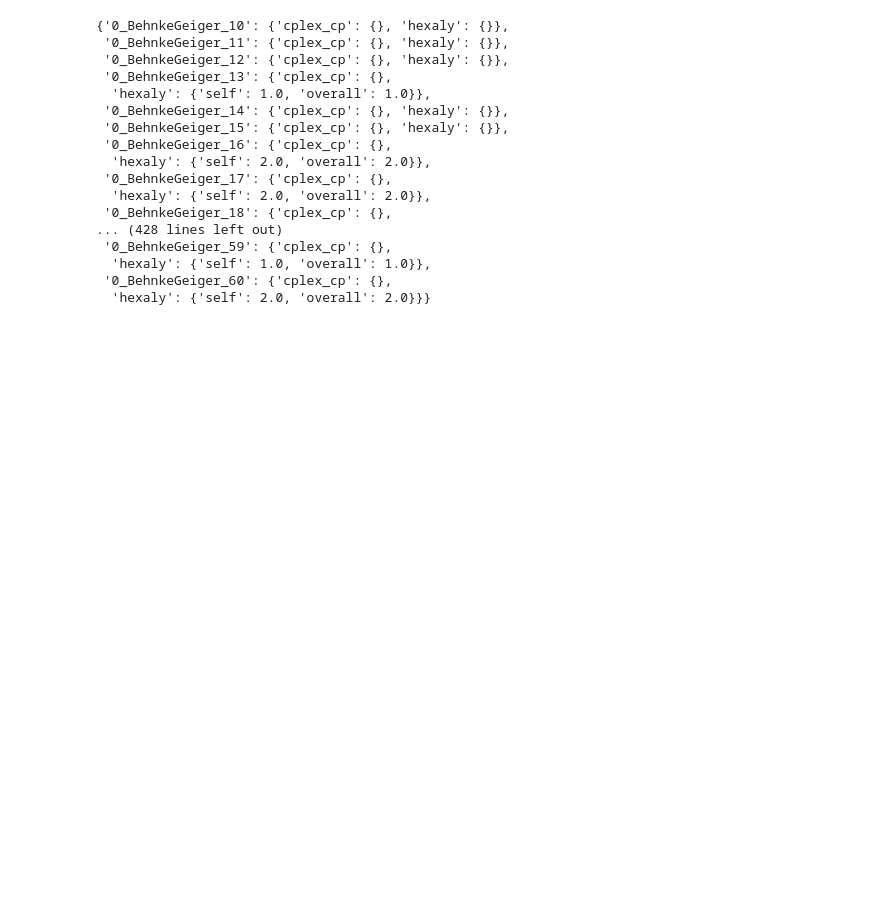
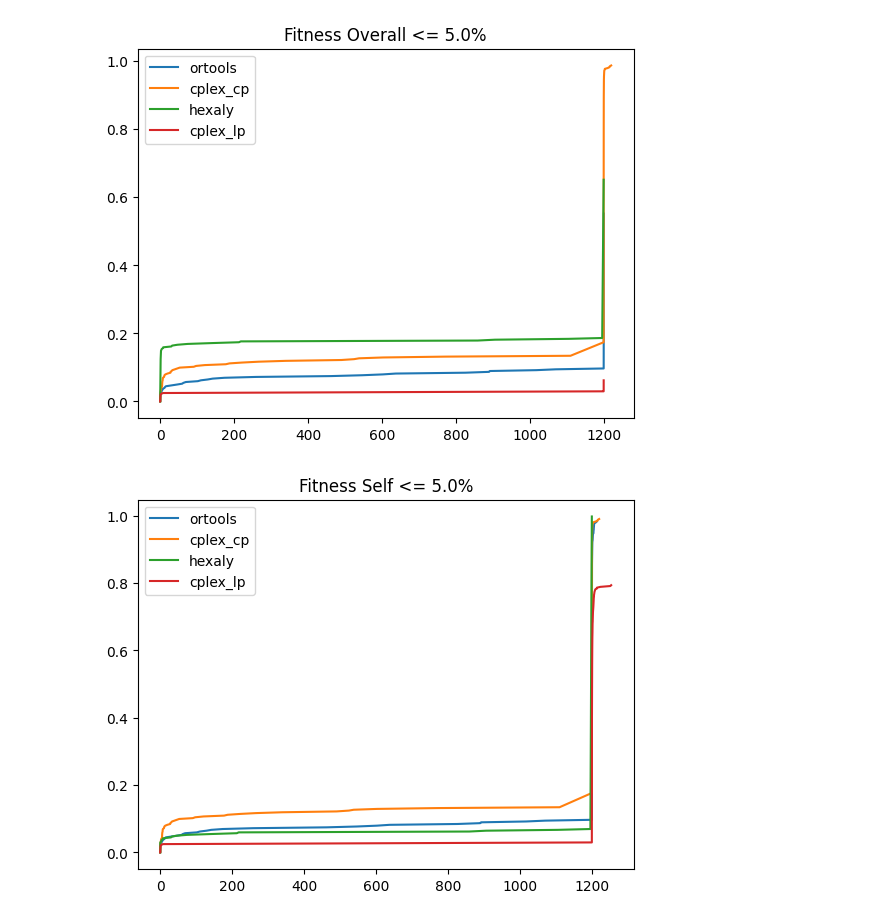
Before and after one commit to jrc-rodec/scheduling_model, a Jupyter notebook: code/analysis/time_plots.ipynb, the cells around one changed output. Saved outputs shown, nothing was run; the diff lists cells and outputs as text; code cells hidden in the pictures; blank space fills up the shorter version.

Commit message:
time plots

```diff
--- a/code/analysis/time_plots.ipynb
+++ b/code/analysis/time_plots.ipynb
@@ -63 +74,4 @@ for instance in instances:
+# %%
+targets_fitness = get_targets(instances, data, 1, False)
+targets_lb = get_targets(instances, data, 2, True)
 # %%
@@ -89,20 +107,11 @@ for instance in targets.keys():
-# %%
-results
-# %% [output]
-{'0_BehnkeGeiger_10': {'cplex_cp': {}, 'hexaly': {}},
- '0_BehnkeGeiger_11': {'cplex_cp': {}, 'hexaly': {}},
- '0_BehnkeGeiger_12': {'cplex_cp': {}, 'hexaly': {}},
- '0_BehnkeGeiger_13': {'cplex_cp': {},
-  'hexaly': {'self': 1.0, 'overall': 1.0}},
- '0_BehnkeGeiger_14': {'cplex_cp': {}, 'hexaly': {}},
- '0_BehnkeGeiger_15': {'cplex_cp': {}, 'hexaly': {}},
- '0_BehnkeGeiger_16': {'cplex_cp': {},
-  'hexaly': {'self': 2.0, 'overall': 2.0}},
- '0_BehnkeGeiger_17': {'cplex_cp': {},
-  'hexaly': {'self': 2.0, 'overall': 2.0}},
- '0_BehnkeGeiger_18': {'cplex_cp': {},
-... (428 lines left out)
- '0_BehnkeGeiger_59': {'cplex_cp': {},
-  'hexaly': {'self': 1.0, 'overall': 1.0}},
- '0_BehnkeGeiger_60': {'cplex_cp': {},
-  'hexaly': {'self': 2.0, 'overall': 2.0}}}
+# %%
+max_diff_fitness = 0.05
+max_diff_lower_bounds = 0.05
+results_fitness = get_timestamps(targets_fitness, max_diff=max_diff_fitness)
+results_lower_bounds = get_timestamps(targets_lb, 2, True, max_diff=max_diff_lower_bounds)
+# %%
+plot_data_self_fitness = [[results_fitness[instance][key]['self'] for instance in results_fitness if key in results_fitness[instance]] for key in data.keys()]
+plot_data_overall_fitness = [[results_fitness[instance][key]['overall'] for instance in results_fitness if key in results_fitness[instance]] for key in data.keys()]
+plot_data_self_lower_bounds = [[results_lower_bounds[instance][key]['self'] for instance in results_lower_bounds if key in results_lower_bounds[instance]] for key in data.keys()]
+plot_data_overall_lower_bounds = [[results_lower_bounds[instance][key]['overall'] for instance in results_lower_bounds if key in results_lower_bounds[instance]] for key in data.keys()]
+labels = data.keys()
@@ -108,0 +127,30 @@ results
+# %%
+import matplotlib.pyplot as plt
+def ecdf_inf(data, title, max : bool = False, n_instances : int = 402, labels : list[str] = [], instances : list[str] = []):
+    plot_vectors = []
+    for vector in data:
+        plot_vectors.append([[0.0],[0.0]])
+        i = 1
+        while i < len(vector):
+            if vector[i] == float('inf'):
+                break
+            if vector[i] == -float('inf'):
+                break
+            while i < len(vector) and vector[i] == vector[i-1]:
+                i += 1
+            plot_vectors[-1][0].append(vector[i-1])
+            plot_vectors[-1][1].append((i-1)/n_instances)
+            i += 1
+    for i in range(len(data)):
+        plt.plot(plot_vectors[i][0], plot_vectors[i][1], label=[labels[i]])
+    plt.title(title)
+    plt.legend()
+    plt.show()
+# %%
+ecdf_inf(plot_data_overall_fitness, f'Fitness Overall <= {max_diff_fitness*100}%', labels=list(labels))
+ecdf_inf(plot_data_self_fitness, f'Fitness Self <= {max_diff_fitness*100}%', labels=list(labels))
+ecdf_inf(plot_data_overall_lower_bounds, f'Lower Bound Overall <= {max_diff_lower_bounds*100}%', labels=list(labels))
+ecdf_inf(plot_data_self_lower_bounds, f'Lower Bound Self <= {max_diff_lower_bounds*100}%', labels=list(labels))
+# %% [output]
+[figure, added]
+[figure, added]
```
Also changed, not shown: parts of 8 cells of this notebook, 1 other file.
